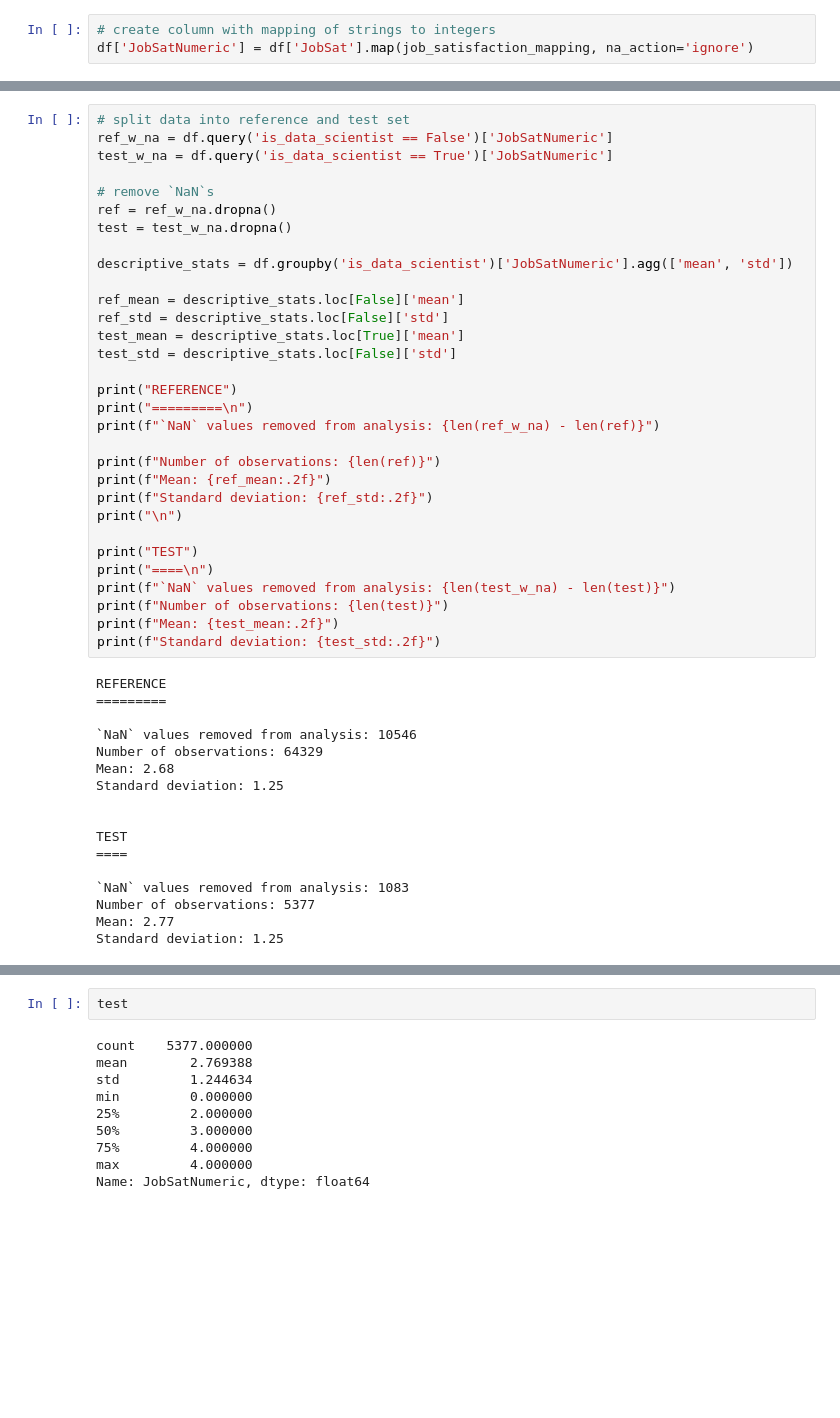
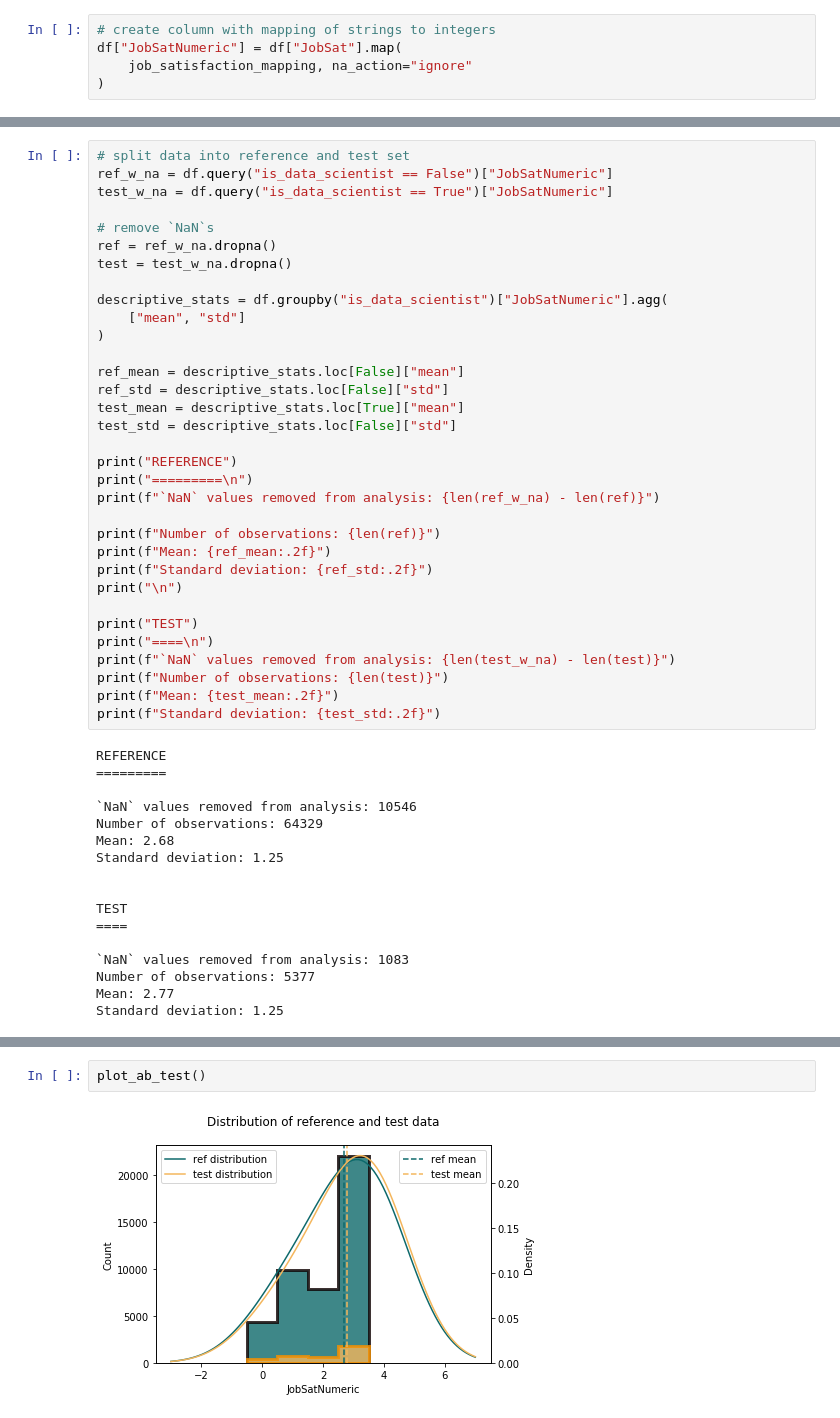
Before and after one commit to StefanTippelt/stack_overflow_developer_survey, a Jupyter notebook: stackoverflow_exploration.ipynb, the cells around one changed output, grey strips where cells are left out. Cells and saved outputs as stored; diff of their text form; blank space fills up the shorter version.

```diff
--- a/stackoverflow_exploration.ipynb
+++ b/stackoverflow_exploration.ipynb
@@ -180,24 +198,28 @@ job_satisfaction_mapping = {
 # %%
 # create column with mapping of strings to integers
-df['JobSatNumeric'] = df['JobSat'].map(job_satisfaction_mapping, na_action='ignore')
+df["JobSatNumeric"] = df["JobSat"].map(
+    job_satisfaction_mapping, na_action="ignore"
+)
 # %%
 # t_test_stats = df.groupby('is_data_scientist')['JobSatNumeric'].agg(['mean', 'std'])
 # t_test_stats
 # %%
 # split data into reference and test set
-ref_w_na = df.query('is_data_scientist == False')['JobSatNumeric']
-test_w_na = df.query('is_data_scientist == True')['JobSatNumeric']
+ref_w_na = df.query("is_data_scientist == False")["JobSatNumeric"]
+test_w_na = df.query("is_data_scientist == True")["JobSatNumeric"]
 
 # remove `NaN`s
 ref = ref_w_na.dropna()
 test = test_w_na.dropna()
 
-descriptive_stats = df.groupby('is_data_scientist')['JobSatNumeric'].agg(['mean', 'std'])
+descriptive_stats = df.groupby("is_data_scientist")["JobSatNumeric"].agg(
+    ["mean", "std"]
+)
 
-ref_mean = descriptive_stats.loc[False]['mean']
-ref_std = descriptive_stats.loc[False]['std']
-test_mean = descriptive_stats.loc[True]['mean']
-test_std = descriptive_stats.loc[False]['std']
+ref_mean = descriptive_stats.loc[False]["mean"]
+ref_std = descriptive_stats.loc[False]["std"]
+test_mean = descriptive_stats.loc[True]["mean"]
+test_std = descriptive_stats.loc[False]["std"]
 
 print("REFERENCE")
 print("=========\n")
@@ -316,13 +318,5 @@ plt.rcParams["patch.force_edgecolor"] = True
-# %%
-test
-# %% [output]
-count    5377.000000
-mean        2.769388
-std         1.244634
-min         0.000000
-25%         2.000000
-50%         3.000000
-75%         4.000000
-max         4.000000
-Name: JobSatNumeric, dtype: float64
+# %%
+plot_ab_test()
+# %% [output]
+[figure, added]
 # %%
```
Also changed, not shown: parts of 30 cells of this notebook, 1 other file.
